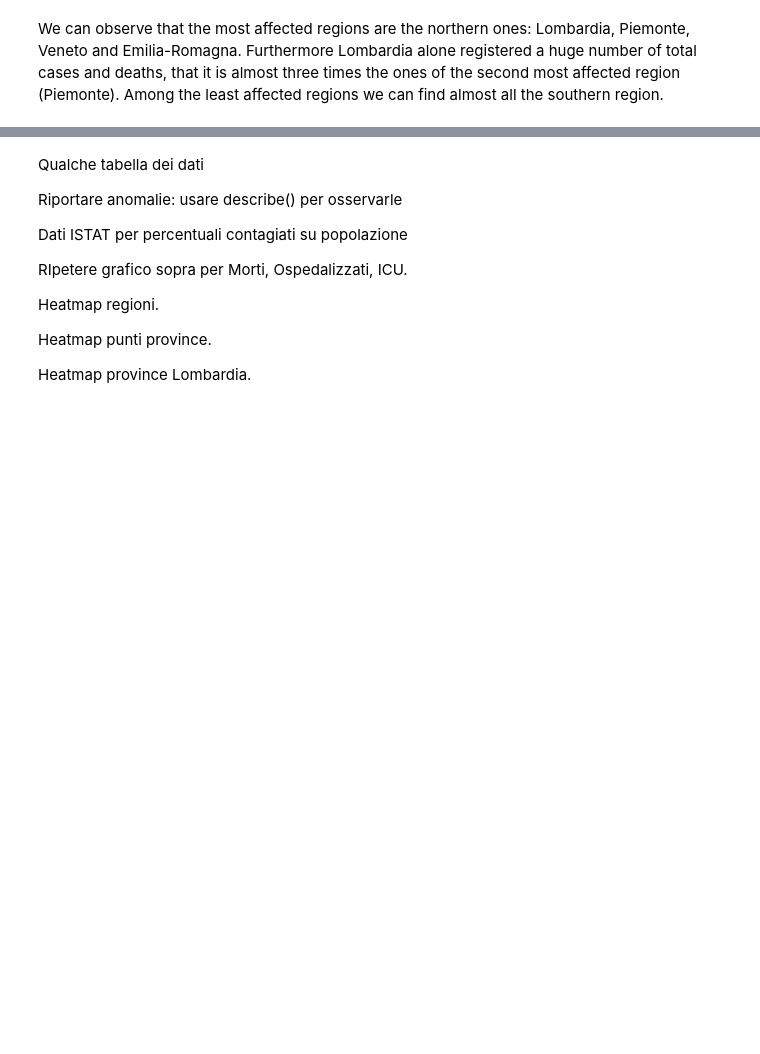
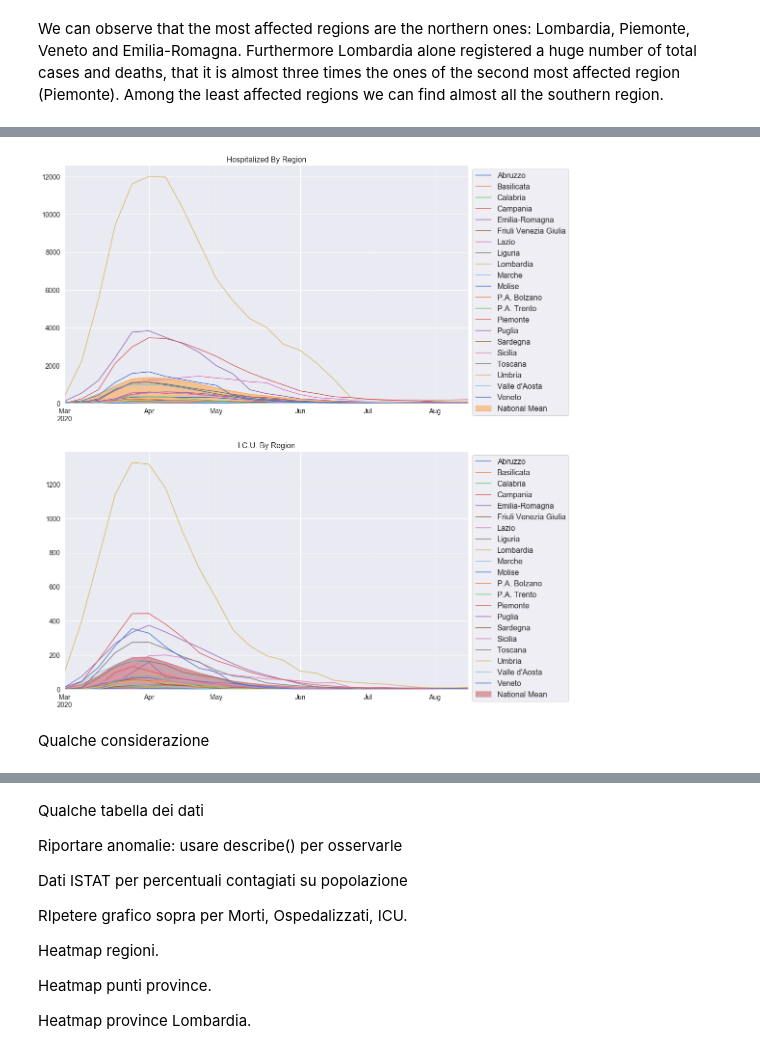
Before and after one commit to JacopoBartoli/agm_algorithms, a Jupyter notebook: Bartoli-Ravagli.ipynb, the cells around one changed output, grey strips where cells are left out. Saved outputs shown, nothing was run; the diff lists cells and outputs as text; code cells hidden in the pictures; blank space fills up the shorter version.

```diff
--- a/Bartoli-Ravagli.ipynb
+++ b/Bartoli-Ravagli.ipynb
@@ -512,0 +545,3 @@ plt.legend(fontsize=16,loc='upper left', bbox_to_anchor=(1.0, 1.0));
+# %%
+df_severity_by_reg = df_reg[["ricoverati_con_sintomi", "terapia_intensiva"]].unstack().asfreq("W")
+df_severity_by_reg.head()
@@ -512,0 +558,3 @@ plt.legend(fontsize=16,loc='upper left', bbox_to_anchor=(1.0, 1.0));
+# %%
+df_national_mean = df_reg[["ricoverati_con_sintomi", "terapia_intensiva"]].mean(level="data").asfreq("W")
+df_national_mean.head()
@@ -512,0 +569,28 @@ plt.legend(fontsize=16,loc='upper left', bbox_to_anchor=(1.0, 1.0));
+# %%
+fig, axes = plt.subplots(2, 1, figsize=(15,20))
+
+# Plot hospitalized trend
+ax = df_severity_by_reg["ricoverati_con_sintomi"].plot(title="Hospitalized By Region", ax=axes[0],
+                           color=sns.color_palette("muted", len(df_inf_by_region.index)), fontsize=14)
+ax.set_xlabel(None)
+ax.title.set_size(16)
+
+ax = df_national_mean["ricoverati_con_sintomi"].plot.area(ax=axes[0], color="#ff9933", alpha=0.5)
+ax.set_xlabel(None)
+ax.legend(fontsize=16,loc='upper left', bbox_to_anchor=(1.0, 1.0));
+ax.get_legend().texts[-1].set_text("National Mean")
+
+# Plot ICU trend
+ax = df_severity_by_reg["terapia_intensiva"].plot(title="I.C.U. By Region", ax=axes[1],
+                           color=sns.color_palette("muted", len(df_inf_by_region.index)), fontsize=14)
+ax.set_xlabel(None)
+ax.title.set_size(16)
+
+ax = df_national_mean["terapia_intensiva"].plot.area(ax=axes[1], color="r", alpha=0.5)
+ax.set_xlabel(None)
+ax.legend(fontsize=16,loc='upper left', bbox_to_anchor=(1.0, 1.0));
+ax.get_legend().texts[-1].set_text("National Mean")
+# %% [output]
+[figure, added]
+# %% [markdown]
+Qualche considerazione
```
Also changed, not shown: parts of 49 cells of this notebook, 1 other file.
